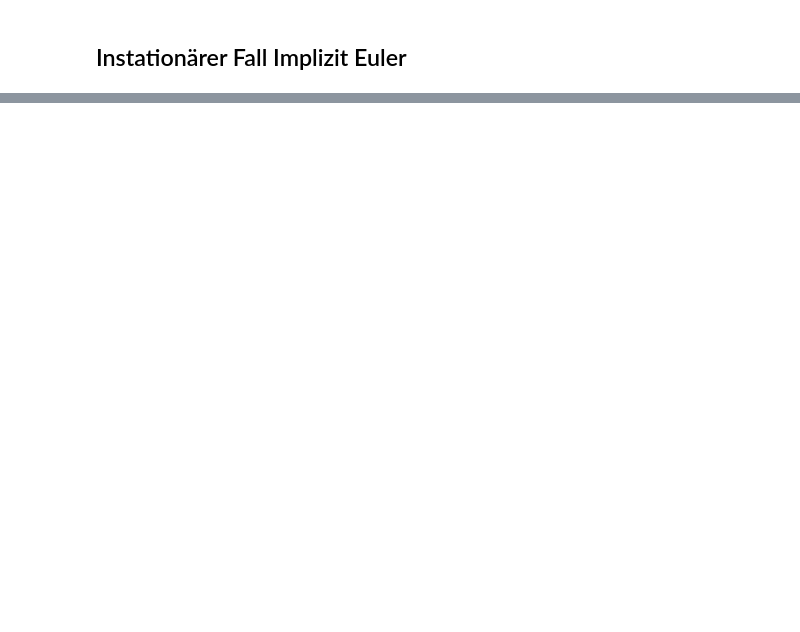
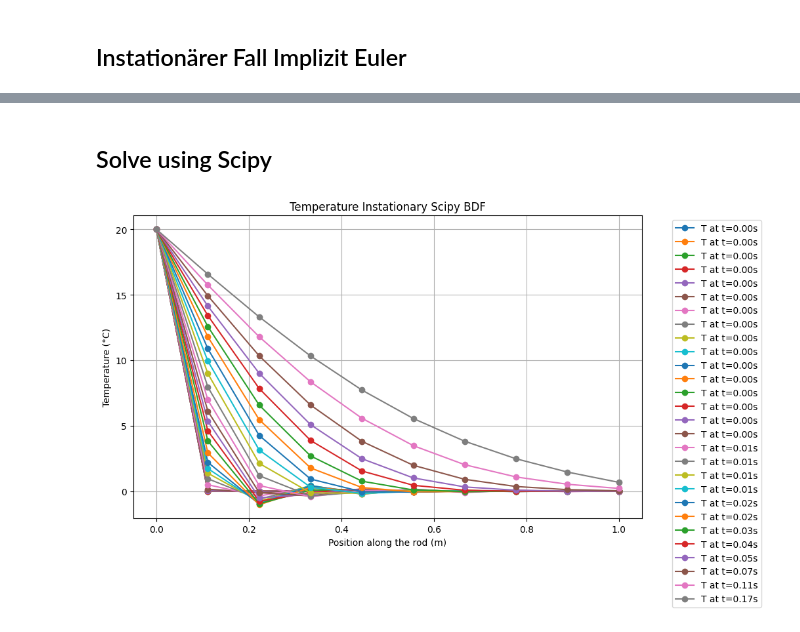
Before and after one commit to aceexpert72/numpde, a Jupyter notebook: Projektarbeit/waermerohr1D.ipynb, the cells around one changed output, grey strips where cells are left out. Cells and saved outputs as stored; diff of their text form; code cells hidden in the pictures; blank space fills up the shorter version.

```diff
--- a/Projektarbeit/waermerohr1D.ipynb
+++ b/Projektarbeit/waermerohr1D.ipynb
@@ -171,0 +179,53 @@ plt.show()
+# %% [markdown]
+## Solve using Scipy
+# %%
+
+def F(t, T):
+    return inv(M) @ (r - A @ T)
+
+t0 = np.zeros(n)
+t0[0] = 20
+
+solution = solve_ivp(F, [0, 0.2], t0, method='BDF', max_step=0.05)
+
+x = np.linspace(0, l, n)
+
+plt.figure(figsize=(10, 6))
+for i in range(0, len(solution.t), 5):  # Plot every 5th time step
+    plt.plot(x, solution.y[:, i], marker='o', label=f'T at t={solution.t[i]:.2f}s')
+
+plt.title('Temperature Instationary Scipy BDF')
+plt.xlabel('Position along the rod (m)')
+plt.ylabel('Temperature (°C)')
+plt.legend(bbox_to_anchor=(1.05, 1), loc='upper left')
+plt.grid(True)
+plt.show()
+
+
+# def F(t, T):
+#     return inv(M) @ (r - A @ T)
+
+# t0 = np.zeros(n)
+# t0[0] = 20
+
+# methods = ['RK45', 'RK23', 'DOP853', 'Radau', 'BDF', 'LSODA']
+# solutions = {}
+
+# for method in methods:
+#     sol = solve_ivp(F, [0, 0.2], t0, method=method, max_step=0.05)
+#     solutions[method] = sol
+
+# x = np.linspace(0, l, n)  # Node positions along the rod
+
+# for method, sol in solutions.items():
+#     plt.figure(figsize=(10, 8))
+#     for i in range(0, len(sol.t), max(1, len(sol.t)//10)):  # Plot every 10th time step or at least 1 step
+#         plt.plot(x, sol.y[:, i], marker='o', label=f'T at t={sol.t[i]:.2f}s')
+#     plt.title(f'Temperature Instationary Scipy {method}')
+#     plt.xlabel('Position along the rod (m)')
+#     plt.ylabel('Temperature (°C)')
+#     plt.legend(bbox_to_anchor=(1.05, 1), loc='upper left')
+#     plt.grid(True)
+#     plt.show()
+# %% [output]
+[figure, added]
```
Also changed, not shown: parts of 6 cells of this notebook, 9 other files.
